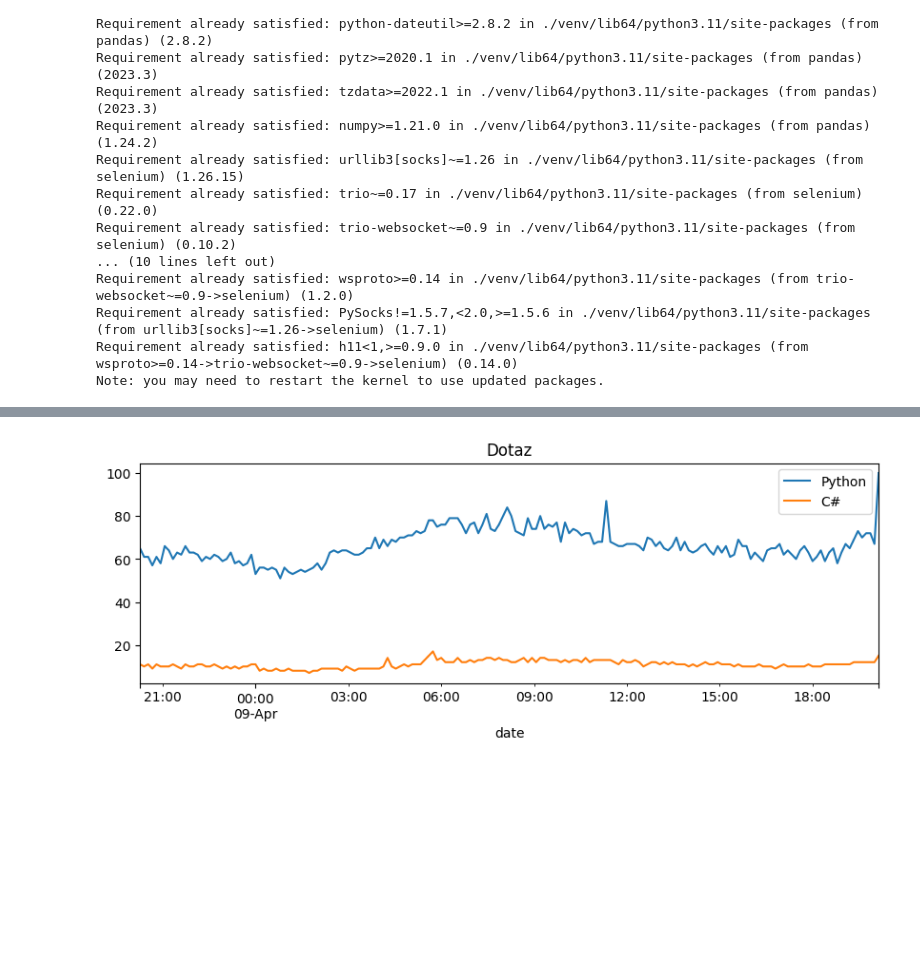
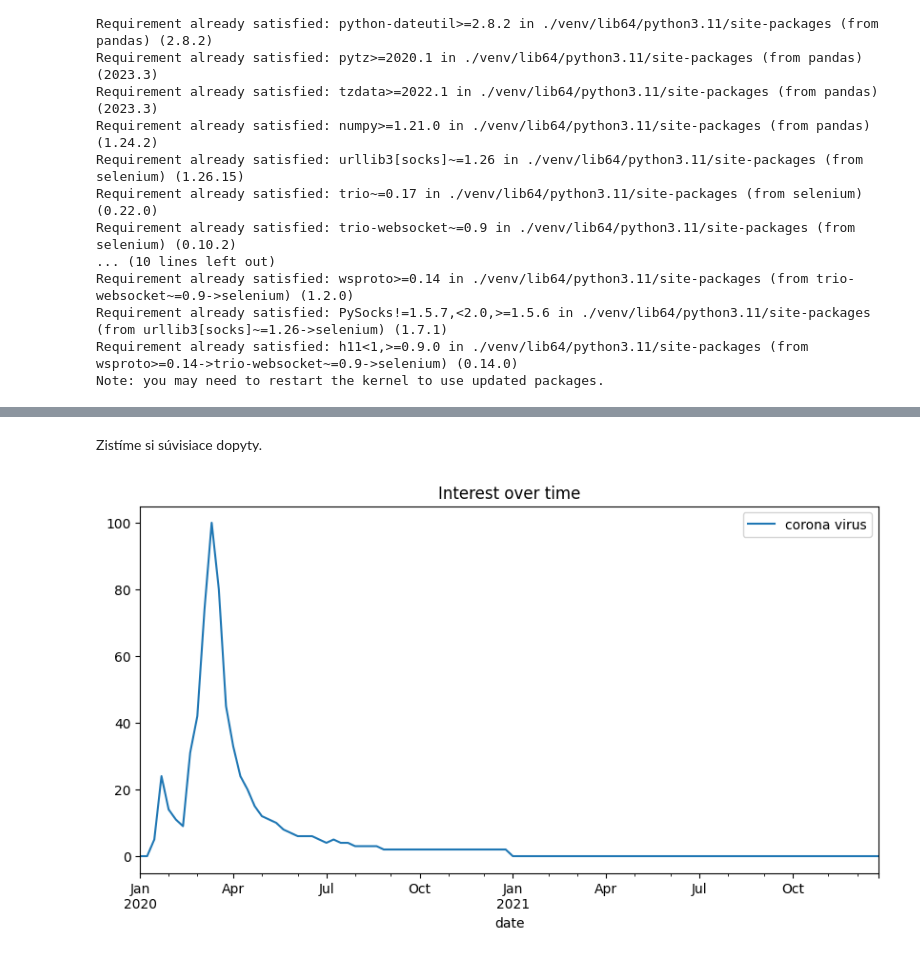
Before and after one commit to 31Lukas/analyza_dopytov_z_vyhladavaca, a Jupyter notebook: pytrends.ipynb, the cells around one changed output, grey strips where cells are left out. Cells and saved outputs as stored; diff of their text form; code cells hidden in the pictures; blank space fills up the shorter version.

```diff
--- a/pytrends.ipynb
+++ b/pytrends.ipynb
@@ -59,4 +38,2 @@ date
-# %%
-data.plot(kind="line", title="Dotaz", figsize=(10,3));
-# %% [output]
-[figure, removed]
+# %% [markdown]
+Zistíme si súvisiace dopyty.
@@ -62,0 +50,8 @@ data.plot(kind="line", title="Dotaz", figsize=(10,3));
+# %%
+data = ptr.interest_over_time()
+data.plot(kind="line", title="Interest over time", figsize=(10,5));
+
+# with pd.option_context('display.max_rows', None, 'display.max_columns', None):
+#     print(data.head(10))
+# %% [output]
+[figure, added]
```
Also changed, not shown: parts of 5 cells of this notebook, 3 other files.
